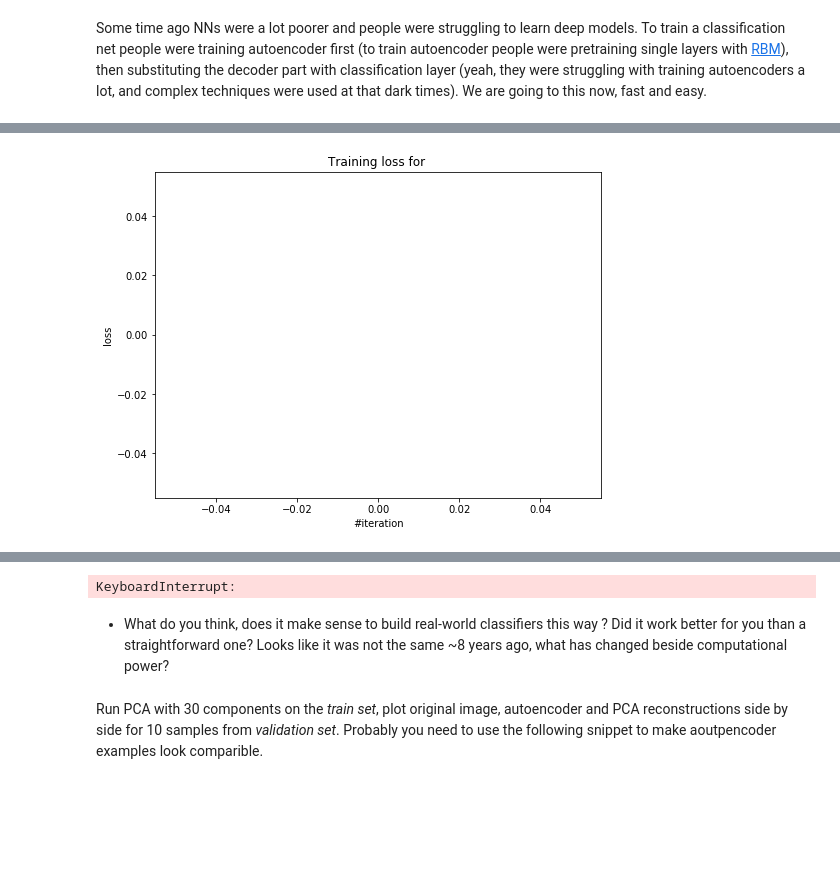
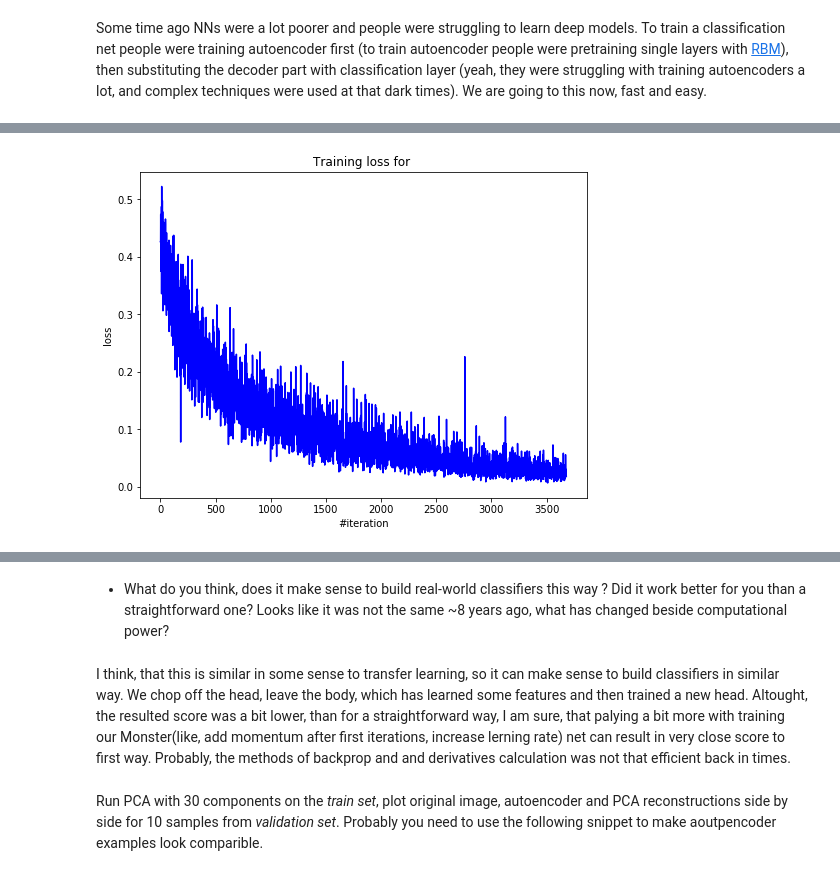
Before and after one commit to sampleskli18/Practical_DL, a Jupyter notebook: homework01/homework_main.ipynb, the cells around one changed output, grey strips where cells are left out. Saved outputs shown, nothing was run; the diff lists cells and outputs as text; code cells hidden in the pictures; blank space fills up the shorter version.

```diff
--- a/homework01/homework_main.ipynb
+++ b/homework01/homework_main.ipynb
@@ -401,42 +401,42 @@ net = Sequential()
 net.add(Linear(784, 512))
 net.add(BatchNormalization())
 net.add(ChannelwiseScaling(512))
-net.add(ReLU())
+net.add(LeakyReLU())
 #--------------------------------------
 net.add(Linear(512, 256))
 net.add(BatchNormalization())
 net.add(ChannelwiseScaling(256))
-net.add(ReLU())
+net.add(LeakyReLU())
 #--------------------------------------
 net.add(Linear(256, 128))
 net.add(BatchNormalization())
 net.add(ChannelwiseScaling(128))
-net.add(ReLU())
+net.add(LeakyReLU())
 #--------------------------------------
 net.add(Linear(128, 30))
 net.add(BatchNormalization())
 net.add(ChannelwiseScaling(30))
-net.add(ReLU())
+net.add(LeakyReLU())
 #--------------------------------------
 net.add(Linear(30, 128))
 net.add(BatchNormalization())
 net.add(ChannelwiseScaling(128))
-#net.add(ReLU())
+#net.add(LeakyReLU())
 #--------------------------------------
 net.add(Linear(128, 256))
 net.add(BatchNormalization())
 net.add(ChannelwiseScaling(256))
-net.add(ReLU())
+net.add(LeakyReLU())
 #--------------------------------------
 net.add(Linear(256, 512))
 net.add(BatchNormalization())
 net.add(ChannelwiseScaling(512))
-net.add(ReLU())
+net.add(LeakyReLU())
 #--------------------------------------
 net.add(Linear(512, 784))
 net.add(BatchNormalization())
 net.add(ChannelwiseScaling(784))
-net.add(ReLU())
+net.add(LeakyReLU())
 #--------------------------------------
 # net.add(Linear(784, 10)
 # net.add(LogSoftMax())
@@ -569,7 +569,7 @@ autoenc.add(cnet[1])
 # %%
 # Now optimize whole model
 # Your code goes here. ################################################
-loss_test_30 = train(autoenc, X_train, y_train, learning_rate=1e-1, momentum=0.9,
-             n_epoch=20, batch_size=128, X_val=X_test, y_val=y_test)
+loss_test_30 = train(autoenc, X_train, y_train, learning_rate=1e-2, momentum=0.0,
+             n_epoch=20, batch_size=256, X_val=X_test, y_val=y_test)
 # %% [output]
-[figure, old version]
+[figure, new version]
@@ -578,6 +578,7 @@ Current val_accuracy:0.09649350649350649
-KeyboardInterrupt:
 # %% [markdown]
 * What do you think, does it make sense to build real-world classifiers this way ? Did it work better for you than a straightforward one? Looks like it was not the same ~8 years ago, what has changed beside computational power?
+# %% [markdown]
+I think, that this is similar in some sense to transfer learning, so it can make sense to build classifiers in similar way. We chop off the head, leave the body, which has learned some features and then trained a new head. Altought, the resulted score was a bit lower, than for a straightforward way, I am sure, that palying a bit more with training our Monster(like, add momentum after first iterations, increase lerning rate) net can result in very close score to first way. Probably, the methods of backprop and and derivatives calculation was not that efficient back in times.
 # %% [markdown]
 Run PCA with 30 components on the *train set*, plot original image, autoencoder and PCA reconstructions side by side for 10 samples from *validation set*.
 Probably you need to use the following snippet to make aoutpencoder examples look comparible.
```
Also changed, not shown: parts of 12 cells of this notebook.
